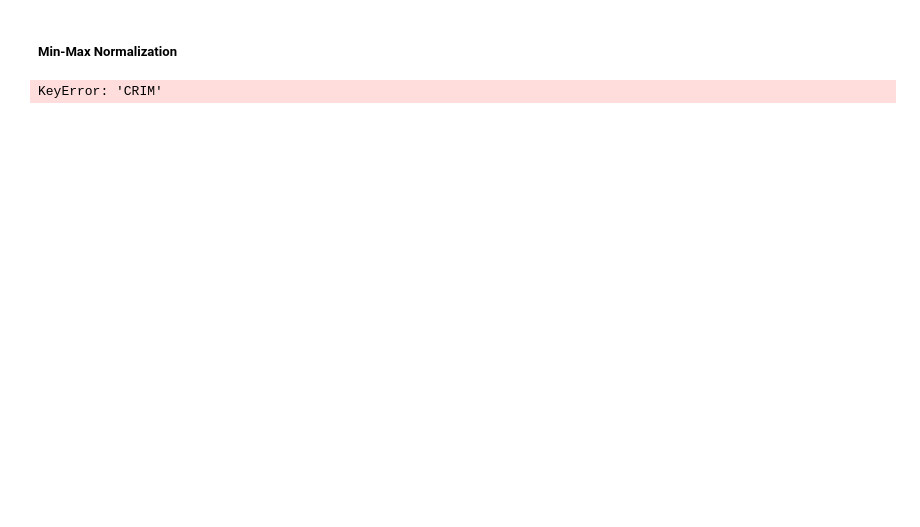
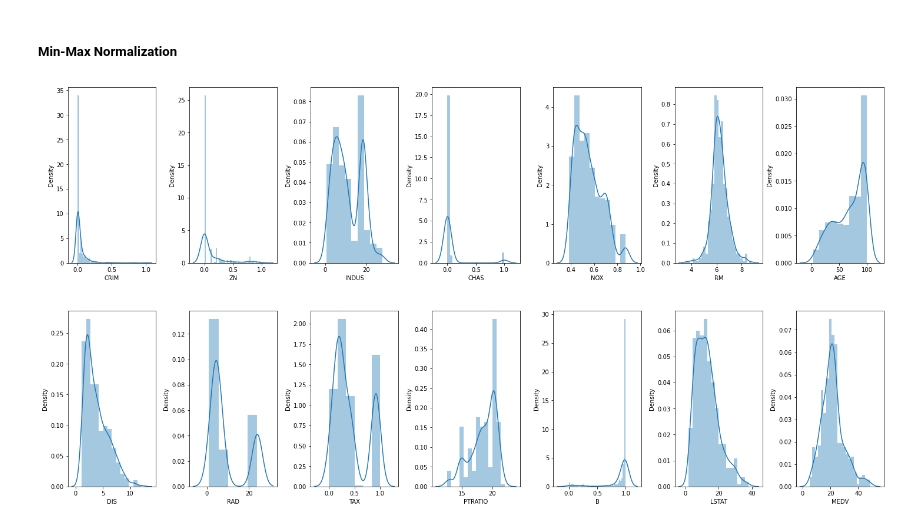
Before and after one commit to Keshtech2002/Regression_ML_projects, a Jupyter notebook: Boston_Housing_Prices_Dataset/Housing_EDA.ipynb, the cells around one changed output. Drawn from its saved outputs; the diff is of its cells as text; code cells hidden in the pictures; blank space fills up the shorter version.

```diff
--- a/Boston_Housing_Prices_Dataset/Housing_EDA.ipynb
+++ b/Boston_Housing_Prices_Dataset/Housing_EDA.ipynb
@@ -165,0 +205,4 @@ From the boxplot and distplot, there is a need to perform some form of correctio
+# %%
+# Cleaning up the outlier in the MEDV column
+
+housing_df = housing_df[~(housing_df['MEDV']>=50)]
@@ -173,5 +238,16 @@ for norm_col in norm_cols:
     maximum = housing_df[norm_col].max()
     # perform min-max normalization
     housing_df[norm_col] = (housing_df[norm_col]-minimum) / (maximum-minimum)
-# %% [output]
-KeyError: 'CRIM'
+# %%
+fig, ax = plt.subplots(ncols=7, nrows=2, figsize=(20, 10))
+index = 0
+ax = ax.flatten()
+
+for col in housing_df.columns:
+    sns.distplot(housing_df[col].values, ax=ax[index])
+    ax[index].set(xlabel=col)
+    index += 1
+
+plt.tight_layout(pad=0.5, w_pad=0.7, h_pad=5.0)
+# %% [output]
+[figure, added]
```
Also changed, not shown: parts of 31 cells of this notebook.
